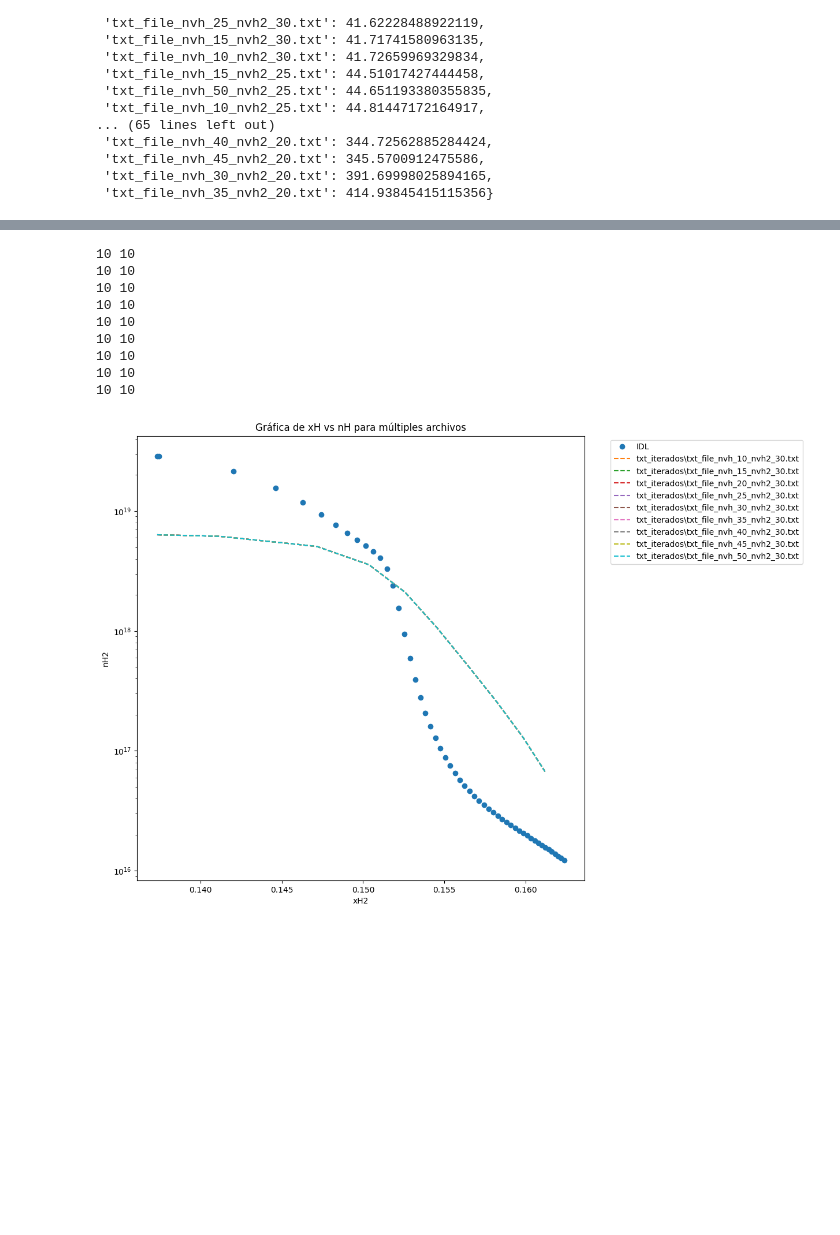
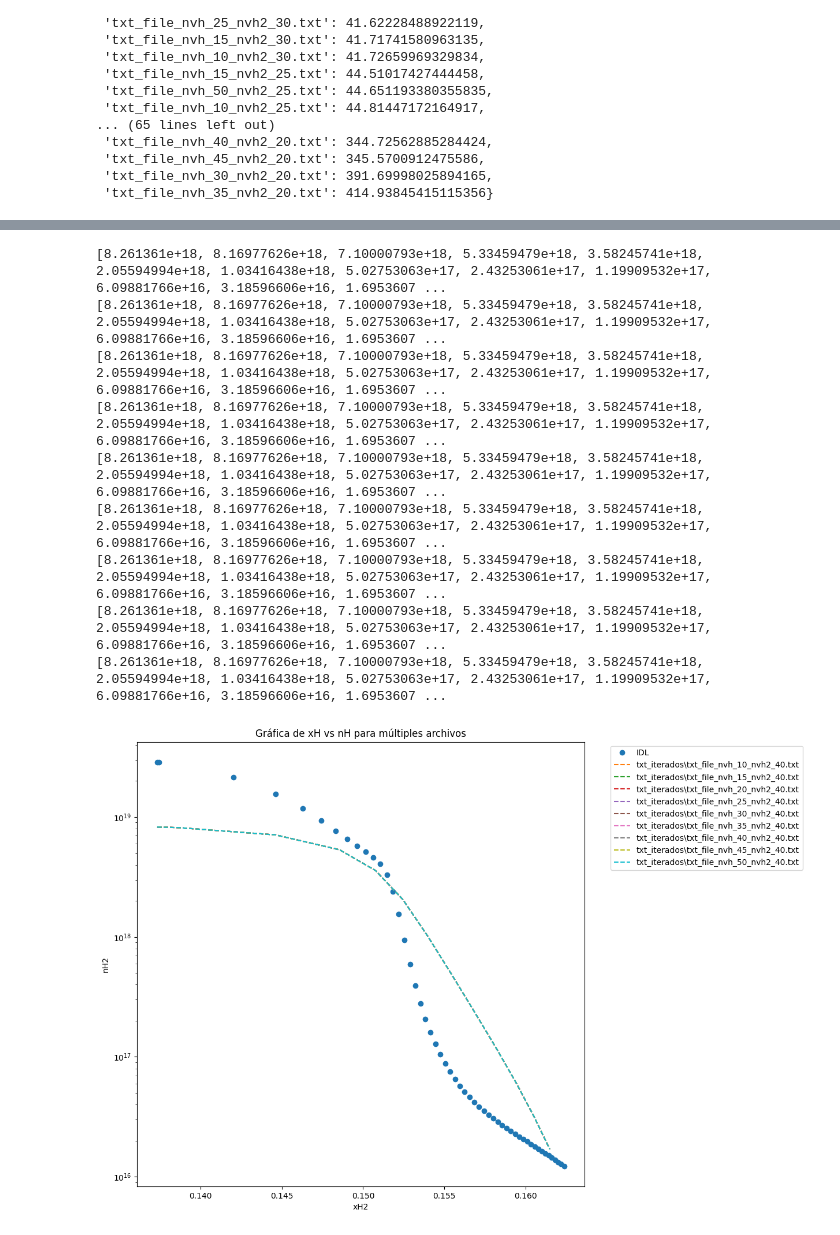
Before and after one commit to W-M-plasma-group/KN1DPy, a Jupyter notebook: tests.ipynb, the cells around one changed output, grey strips where cells are left out. Cells and saved outputs as stored; diff of their text form; code cells hidden in the pictures; blank space fills up the shorter version.

```diff
--- a/tests.ipynb
+++ b/tests.ipynb
@@ -112,6 +112,3 @@ sorted_execution_times
  'txt_file_nvh_45_nvh2_20.txt': 345.5700912475586,
  'txt_file_nvh_30_nvh2_20.txt': 391.69998025894165,
  'txt_file_nvh_35_nvh2_20.txt': 414.93845415115356}
-# %%
-for filename, data in all_data.items():
-    print(f"{filename}: {data['tiempo_ejecución']}")
@@ -156,10 +135,10 @@ def read_variable_from_txt(filename, variable_name):
 
 # Buscar todos los archivos que coincidan con el patrón 'txt_file_nvh_*'
 # pattern = 'txt_file_nvh_40_nvh2_30*'
-pattern = 'txt_file_nvh_*'
+pattern = 'txt_iterados/txt_file_nvh_*nvh2_30*'
 file_list = glob.glob(pattern)
 
-fig = plt.figure(figsize=(30,17))
+fig = plt.figure(figsize=(10,10))
 plt.plot(filename_sav['xh'],filename_sav['nh'],'o',label='IDL')
 
 for filename in file_list:
@@ -186,52 +223,55 @@ import glob
 import re
 import matplotlib.pyplot as plt
 from scipy.io import readsav
+
+# Leer el archivo SAV
 filename = readsav('1090904024_950to1050.sav')
 
-def read_variable_from_txt(filename, variable_name):
-    with open(filename, 'r') as file:
+def read_variable_from_txt(filepath, variable_name):
+    with open(filepath, 'r') as file:
         content = file.read()
 
     # Usar expresión regular para encontrar y extraer los valores de la variable
     pattern = rf"{variable_name}:\s*\[([^\]]+)\]"
     match = re.search(pattern, content)
     if match:
         values_str = match.group(1)
         values_list = [float(val) for val in values_str.split()]
         return values_list
     else:
         return None
 
-# Buscar todos los archivos que coincidan con el patrón 'txt_file_nvh_*'
-# txt_iterados\txt_file_nvh_10_nvh2_10.txt
-pattern = 'txt_iterados/txt_file_nvh_*nvh2_30*'
+# Buscar todos los archivos que coincidan con el patrón 'txt_iterados/txt_file_nvh_*'
+pattern = 'txt_iterados/txt_file_nvh_*nvh2_40*'
 file_list = glob.glob(pattern)
 
 fig = plt.figure(figsize=(10,10))
-plt.plot(filename['xh2'],filename['nh2'],'o',label='IDL')
+plt.plot(filename['xh2'], filename['nh2'], 'o', label='IDL')
+
 # Leer los valores de xH y nH de cada archivo y graficarlos
-for filename in file_list:
-    xH = read_variable_from_txt(filename, 'xH2')
-    nH = read_variable_from_txt(filename, 'nH2')
-    print(len(xH),len(nH))
+for filepath in file_list:
+    xH = read_variable_from_txt(filepath, 'xH2')
+    nH = read_variable_from_txt(filepath, 'nH2')
+    print(nH)
+    # print(len(xH), len(nH))
     if xH is not None and nH is not None:
-        plt.plot(xH, nH,'--' ,label=filename)
+        plt.plot(xH, nH, '--', label=filepath)
 
 # Configurar la gráfica
 plt.xlabel('xH2')
 plt.yscale('log')
 plt.ylabel('nH2')
 plt.legend(bbox_to_anchor=(1.05, 1), loc='upper left')
 plt.title('Gráfica de xH vs nH para múltiples archivos')
 plt.show()
 # %% [output]
-10 10
-10 10
-10 10
-10 10
-10 10
-10 10
-10 10
-10 10
-10 10
+[8.261361e+18, 8.16977626e+18, 7.10000793e+18, 5.33459479e+18, 3.58245741e+18, 2.05594994e+18, 1.03416438e+18, 5.02753063e+17, 2.43253061e+17, 1.19909532e+17, 6.09881766e+16, 3.18596606e+16, 1.6953607 ...
+[8.261361e+18, 8.16977626e+18, 7.10000793e+18, 5.33459479e+18, 3.58245741e+18, 2.05594994e+18, 1.03416438e+18, 5.02753063e+17, 2.43253061e+17, 1.19909532e+17, 6.09881766e+16, 3.18596606e+16, 1.6953607 ...
+[8.261361e+18, 8.16977626e+18, 7.10000793e+18, 5.33459479e+18, 3.58245741e+18, 2.05594994e+18, 1.03416438e+18, 5.02753063e+17, 2.43253061e+17, 1.19909532e+17, 6.09881766e+16, 3.18596606e+16, 1.6953607 ...
+[8.261361e+18, 8.16977626e+18, 7.10000793e+18, 5.33459479e+18, 3.58245741e+18, 2.05594994e+18, 1.03416438e+18, 5.02753063e+17, 2.43253061e+17, 1.19909532e+17, 6.09881766e+16, 3.18596606e+16, 1.6953607 ...
+[8.261361e+18, 8.16977626e+18, 7.10000793e+18, 5.33459479e+18, 3.58245741e+18, 2.05594994e+18, 1.03416438e+18, 5.02753063e+17, 2.43253061e+17, 1.19909532e+17, 6.09881766e+16, 3.18596606e+16, 1.6953607 ...
+[8.261361e+18, 8.16977626e+18, 7.10000793e+18, 5.33459479e+18, 3.58245741e+18, 2.05594994e+18, 1.03416438e+18, 5.02753063e+17, 2.43253061e+17, 1.19909532e+17, 6.09881766e+16, 3.18596606e+16, 1.6953607 ...
+[8.261361e+18, 8.16977626e+18, 7.10000793e+18, 5.33459479e+18, 3.58245741e+18, 2.05594994e+18, 1.03416438e+18, 5.02753063e+17, 2.43253061e+17, 1.19909532e+17, 6.09881766e+16, 3.18596606e+16, 1.6953607 ...
+[8.261361e+18, 8.16977626e+18, 7.10000793e+18, 5.33459479e+18, 3.58245741e+18, 2.05594994e+18, 1.03416438e+18, 5.02753063e+17, 2.43253061e+17, 1.19909532e+17, 6.09881766e+16, 3.18596606e+16, 1.6953607 ...
+[8.261361e+18, 8.16977626e+18, 7.10000793e+18, 5.33459479e+18, 3.58245741e+18, 2.05594994e+18, 1.03416438e+18, 5.02753063e+17, 2.43253061e+17, 1.19909532e+17, 6.09881766e+16, 3.18596606e+16, 1.6953607 ...
-[figure, old version]
+[figure, new version]
```
Also changed, not shown: parts of 7 cells of this notebook, 14 other files.
